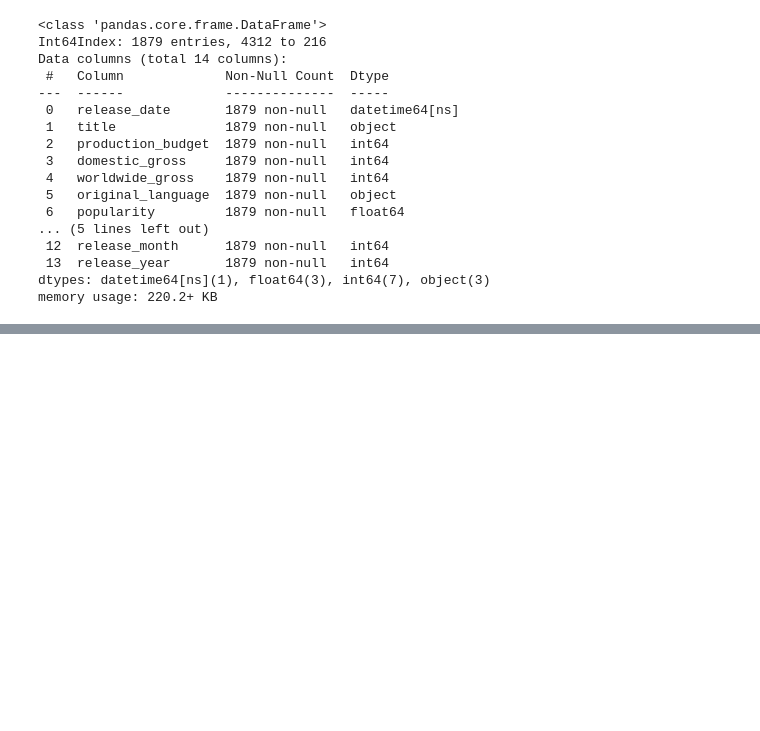
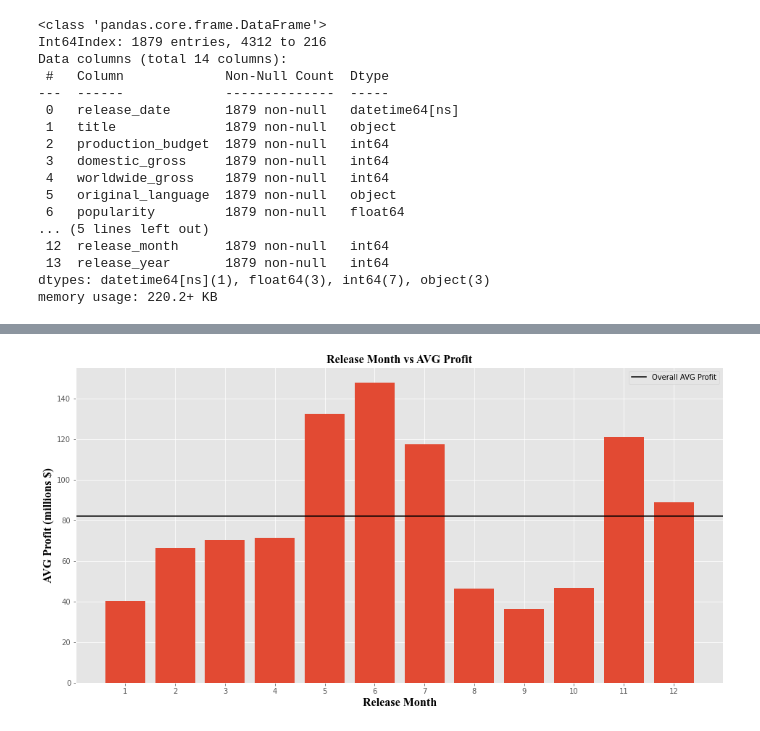
Before and after one commit to dquillao/dsc-mod-1-project-v2-1-online-ds-sp-000, a Jupyter notebook: Technical Notebook.ipynb, the cells around one changed output, grey strips where cells are left out. Cells and saved outputs as stored; diff of their text form; code cells hidden in the pictures; blank space fills up the shorter version.

```diff
--- a/Technical Notebook.ipynb
+++ b/Technical Notebook.ipynb
@@ -1271,0 +989,5 @@ memory usage: 220.2+ KB
+# %%
+#Look at all genres and mean of profits
+month_profit_df = final_df[['release_month', 'profit']]
+mean_month_profit_df = month_profit_df.groupby('release_month', as_index=False).mean()
+mean_month_profit_df
@@ -1271,0 +1027,19 @@ memory usage: 220.2+ KB
+# %%
+#plot = mean_month_profit_df.plot(kind='bar', figsize=(16,8), legend=False)
+
+fig, ax = plt.subplots(figsize=(16,8))
+
+x = mean_month_profit_df['release_month']
+y = mean_month_profit_df['profit']/1000000
+
+ax.bar(x,y)
+
+ax.set_xlabel('Release Month', fontdict=font)
+ax.set_ylabel('AVG Profit (millions $)', fontdict=font)
+ax.set_title('Release Month vs AVG Profit', fontdict=font)
+ax.set_xticks(x)
+
+plt.axhline(mean_month_profit_df['profit'].mean()/1000000, color='black', label='Overall AVG Profit');
+plt.legend();
+# %% [output]
+[figure, added]
```
Also changed, not shown: parts of 86 cells of this notebook.
